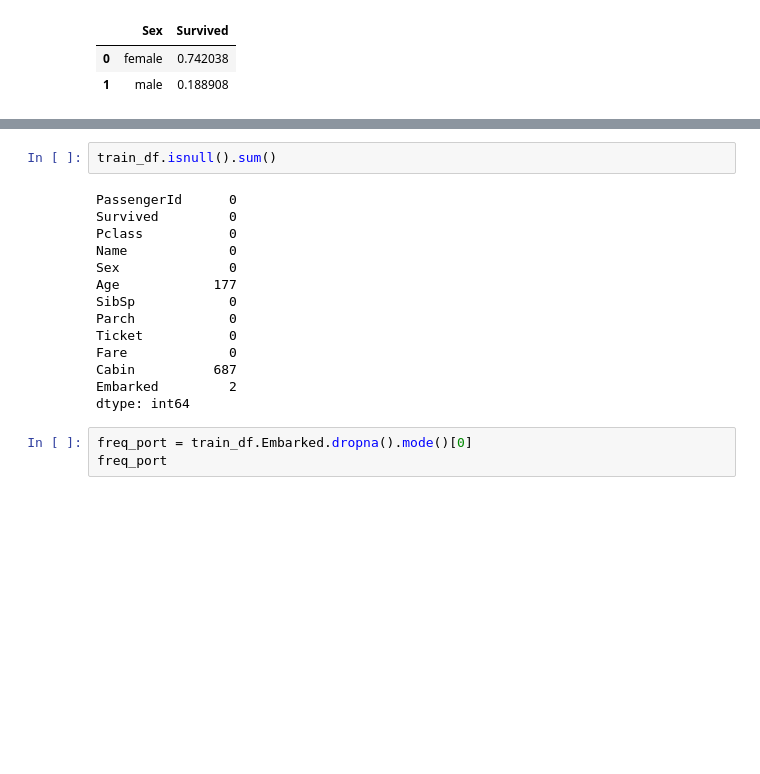
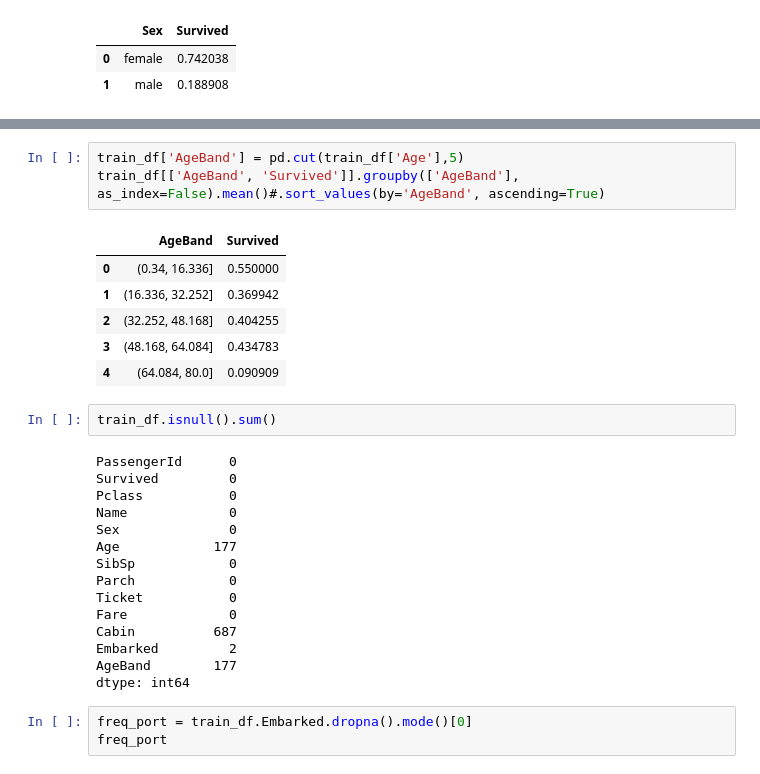
Before and after one commit to leonhead/machine-learning-training, a Jupyter notebook: machine_learning_tools/src/main/python/com/qubit/jupyter/classification/titanic/titanic_analyse_2.ipynb, the cells around one changed output, grey strips where cells are left out. Cells and saved outputs as stored; diff of their text form; blank space fills up the shorter version.

```diff
--- a/machine_learning_tools/src/main/python/com/qubit/jupyter/classification/titanic/titanic_analyse_2.ipynb
+++ b/machine_learning_tools/src/main/python/com/qubit/jupyter/classification/titanic/titanic_analyse_2.ipynb
@@ -70,3 +63,13 @@ train_df.head(1)
+# %%
+train_df['AgeBand'] = pd.cut(train_df['Age'],5)
+train_df[['AgeBand', 'Survived']].groupby(['AgeBand'], as_index=False).mean()#.sort_values(by='AgeBand', ascending=True)
+# %% [output]
+|  | AgeBand | Survived |
+| 0 | (0.34, 16.336] | 0.550000 |
+| 1 | (16.336, 32.252] | 0.369942 |
+| 2 | (32.252, 48.168] | 0.404255 |
+| 3 | (48.168, 64.084] | 0.434783 |
+| 4 | (64.084, 80.0] | 0.090909 |
 # %%
 train_df.isnull().sum()
 # %% [output]
@@ -82,6 +85,7 @@ Ticket           0
 Fare             0
 Cabin          687
 Embarked         2
+AgeBand        177
 dtype: int64
 # %%
 freq_port = train_df.Embarked.dropna().mode()[0]
```
Also changed, not shown: parts of 20 cells of this notebook, 7 other files.
